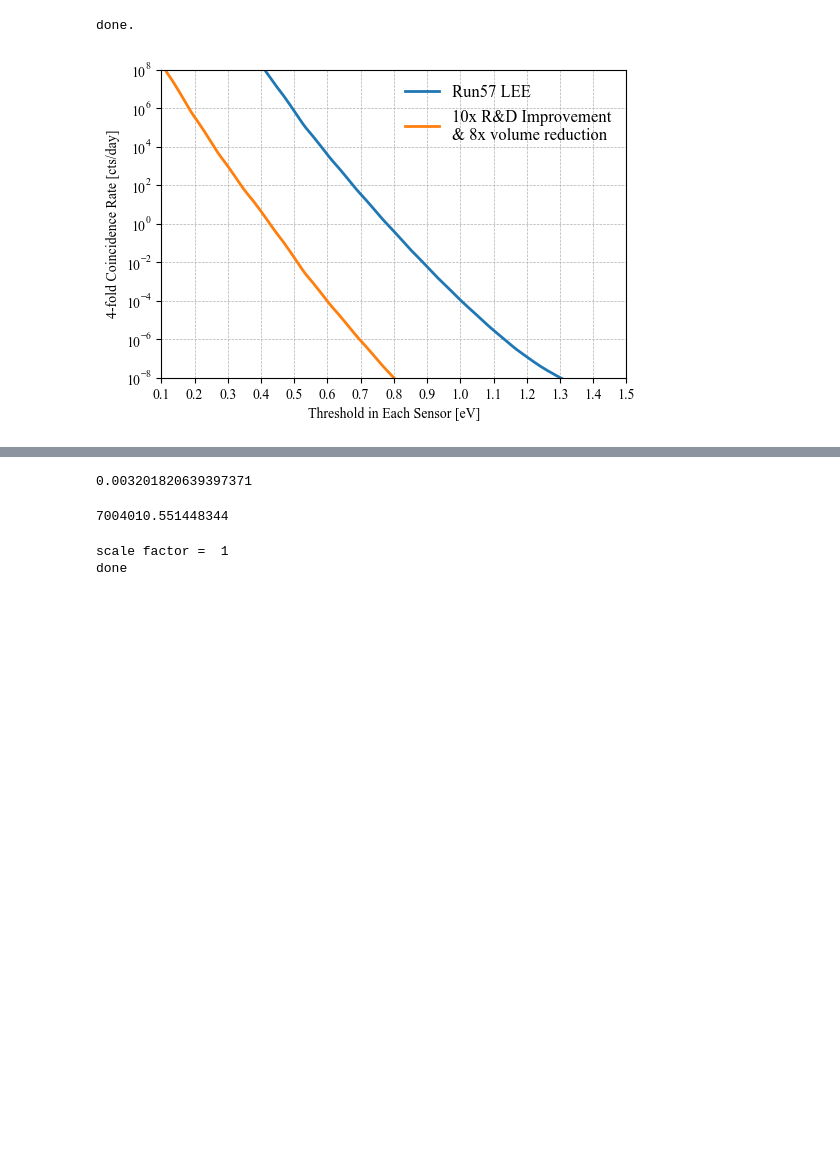
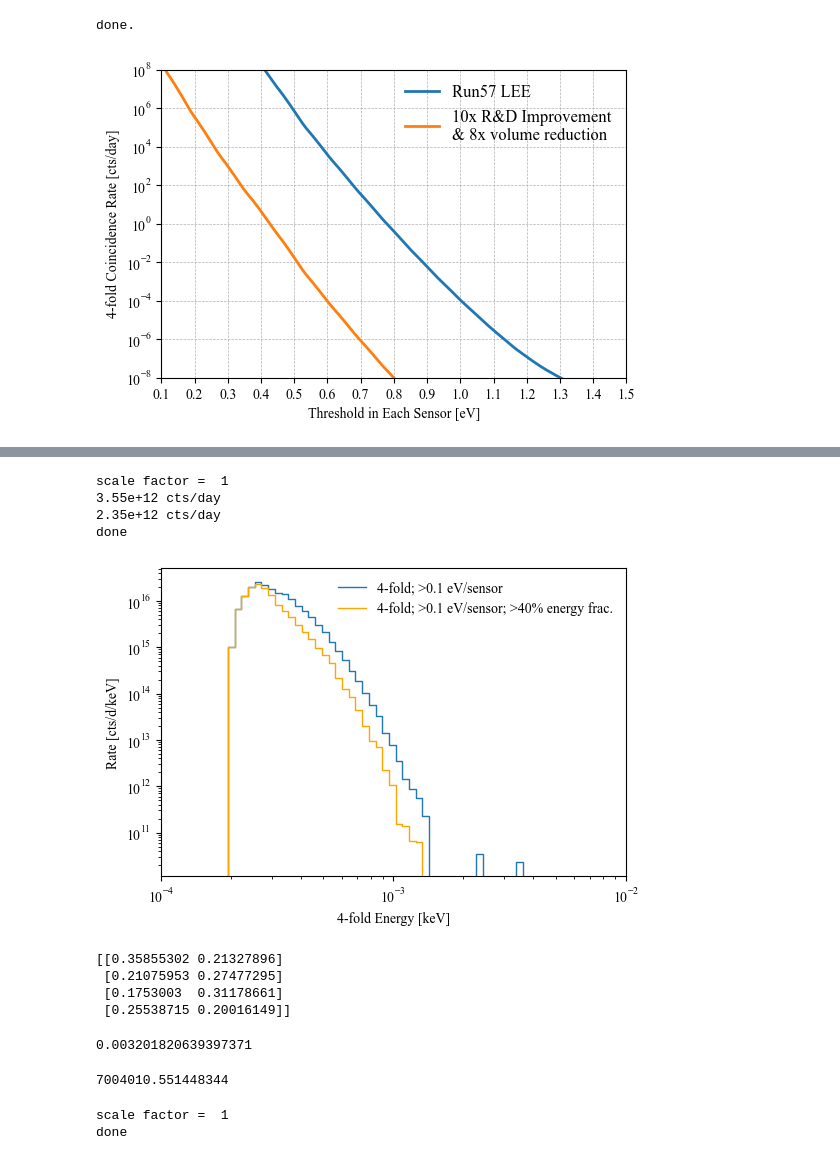
Before and after one commit to spice-herald/DarkLim, a Jupyter notebook: examples/sampling_test.ipynb, the cells around one changed output, grey strips where cells are left out. Saved outputs shown, nothing was run; the diff lists cells and outputs as text; code cells hidden in the pictures; blank space fills up the shorter version.

```diff
--- a/examples/sampling_test.ipynb
+++ b/examples/sampling_test.ipynb
@@ -201,3 +278,76 @@ print(per_device_threshold)
+# %%
+# compare shapes with and without partition cut
+
+w = 100e-6 # coincidence window in seconds
+
+fig, ax = plt.subplots(1,figsize=(6,4))
+
+# log bins
+e_low = per_device_threshold
+e_high = 2
+hnk = Hist1d(keepers,bins=np.geomspace(e_low,e_high,num=150))
+bw = hnk.bin_edges[1::]-hnk.bin_edges[:-1]
+
+hnk2 = Hist1d(partition_keepers,bins=np.geomspace(e_low,e_high,num=150))
+
+# normalize based on what arrangement of sensors we are
+# assuming:
+detector = '4-1cm2'
+#detector = '16-0.5cm2'
+#detector = '24-1cm2'
+scale_factor = 1
+lee_scale_factor = 1
+if detector=='4-1cm2':
+    scale_factor = 1
+    lee_scale_factor = 1
+if detector=='16-0.5cm2':
+    scale_factor = 9
+    lee_scale_factor = 0.1/8 # 0.1 from R&D, 8 from simple volume reduction
+    # run this with he_gain = 0.3
+if detector=='24-1cm2':
+    scale_factor = 13
+    lee_scale_factor = 0.1/2 # 0.1 from R&D, 2 from simple volume reduction (thinner sensor)
+    # run this with he_gain = 0.3
+
+print('scale factor = ',scale_factor)
+# pileup rate:
+pile_up_rate = scale_factor * (lee_scale_factor*rate_above_threshold/24/3600)**n_devices * w**(n_devices-1) * 3600*24
+
+# normalize hist:
+hnk *= pile_up_rate/np.sum(hnk.histogram)
+hnk *= 1/bw
+
+# normalize partition hist:
+hnk2 *= partition_survival*pile_up_rate/np.sum(hnk2.histogram)
+hnk2 *= 1/bw
+
+hnk.plot(lw=1,label='4-fold; >0.1 eV/sensor')
+hnk2.plot(lw=1,color='orange',label='4-fold; >0.1 eV/sensor; >40% energy frac.')
+
+print( '{:0.2e} cts/day'.format( np.sum(hnk.histogram * (hnk.bin_edges[1::]-hnk.bin_edges[:-1])) ) )
+print( '{:0.2e} cts/day'.format( np.sum(hnk2.histogram * (hnk2.bin_edges[1::]-hnk2.bin_edges[:-1])) ) )
+
+ax.set_xlim(e_low,0.01)
+ax.set_xscale('log')
+ax.set_yscale('log')
+ax.set_xlabel('4-fold Energy [keV]')
+ax.set_ylabel('Rate [cts/d/keV]')
+#ax.set_title('Total Rate = {:0.3e} cts/day'.format(pile_up_rate))
+ax.legend(loc='upper right',frameon=False)
+print('done')
+# %% [output]
+scale factor =  1
+3.55e+12 cts/day
+2.35e+12 cts/day
+done
+[figure, added]
+# %%
+print(efracs[:,:2])
+# %% [output]
+[[0.35855302 0.21327896]
+ [0.21075953 0.27477295]
+ [0.1753003  0.31178661]
+ [0.25538715 0.20016149]]
 # %%
 min(keepers)
 # %% [output]
```
Also changed, not shown: parts of 9 cells of this notebook, 1 other file.
